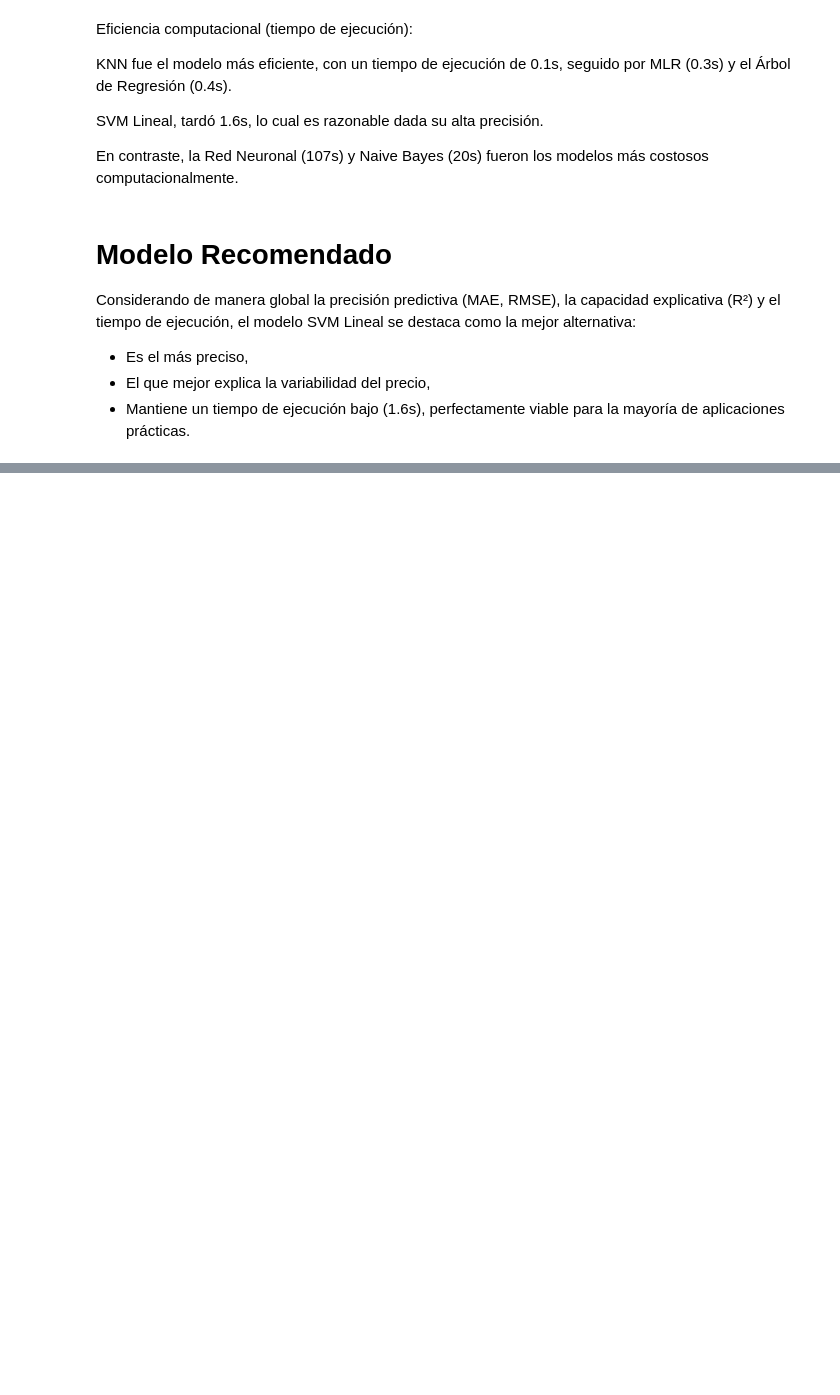
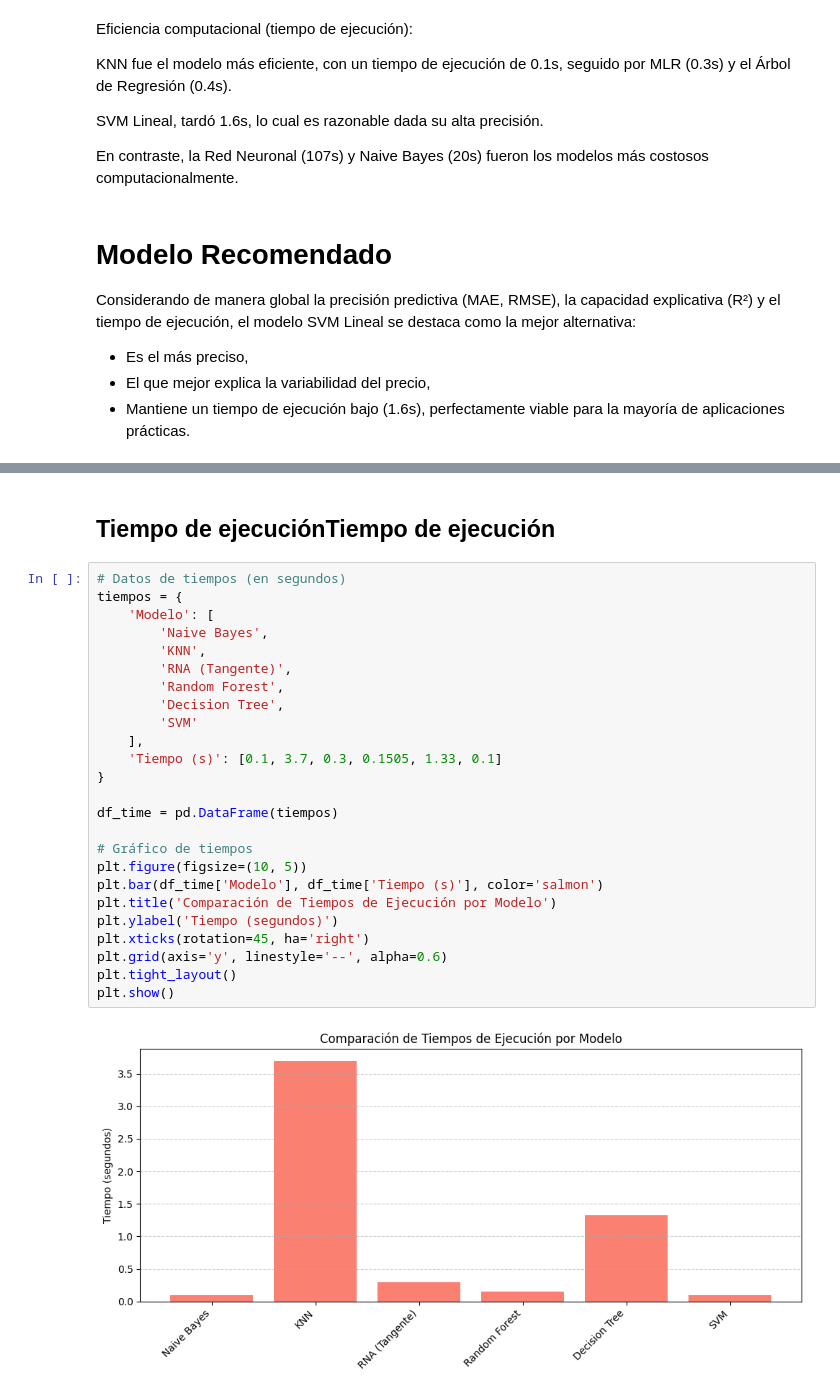
Before and after one commit to xtsebas/Houses_Prices, a Jupyter notebook: comparisson.ipynb, the cells around one changed output, grey strips where cells are left out. Cells and saved outputs as stored; diff of their text form; blank space fills up the shorter version.

```diff
--- a/comparisson.ipynb
+++ b/comparisson.ipynb
@@ -147,0 +196,29 @@ Considerando de manera global la precisión predictiva (MAE, RMSE), la capacidad
+# %% [markdown]
+## Tiempo de ejecuciónTiempo de ejecución
+# %%
+# Datos de tiempos (en segundos)
+tiempos = {
+    'Modelo': [
+        'Naive Bayes',
+        'KNN',
+        'RNA (Tangente)',
+        'Random Forest',
+        'Decision Tree',
+        'SVM'
+    ],
+    'Tiempo (s)': [0.1, 3.7, 0.3, 0.1505, 1.33, 0.1]
+}
+
+df_time = pd.DataFrame(tiempos)
+
+# Gráfico de tiempos
+plt.figure(figsize=(10, 5))
+plt.bar(df_time['Modelo'], df_time['Tiempo (s)'], color='salmon')
+plt.title('Comparación de Tiempos de Ejecución por Modelo')
+plt.ylabel('Tiempo (segundos)')
+plt.xticks(rotation=45, ha='right')
+plt.grid(axis='y', linestyle='--', alpha=0.6)
+plt.tight_layout()
+plt.show()
+# %% [output]
+[figure, added]
```
Also changed, not shown: parts of 6 cells of this notebook.
